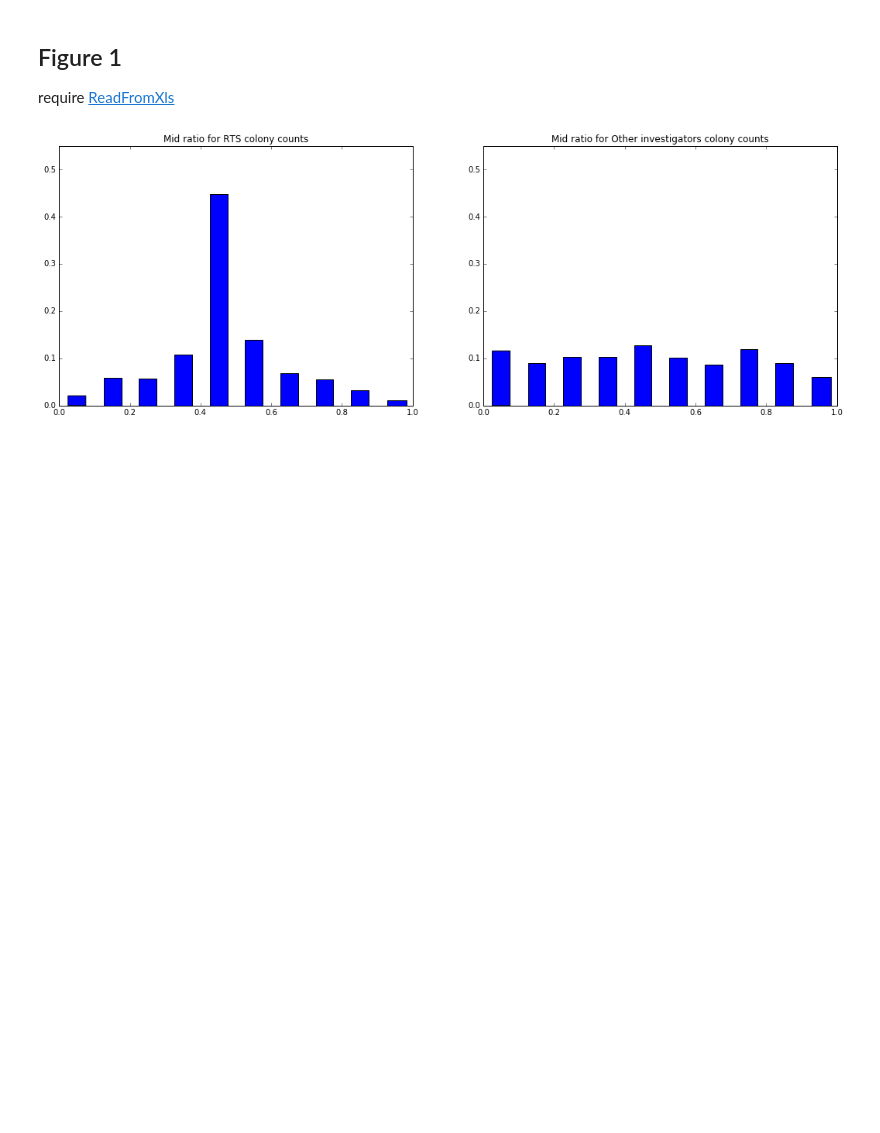
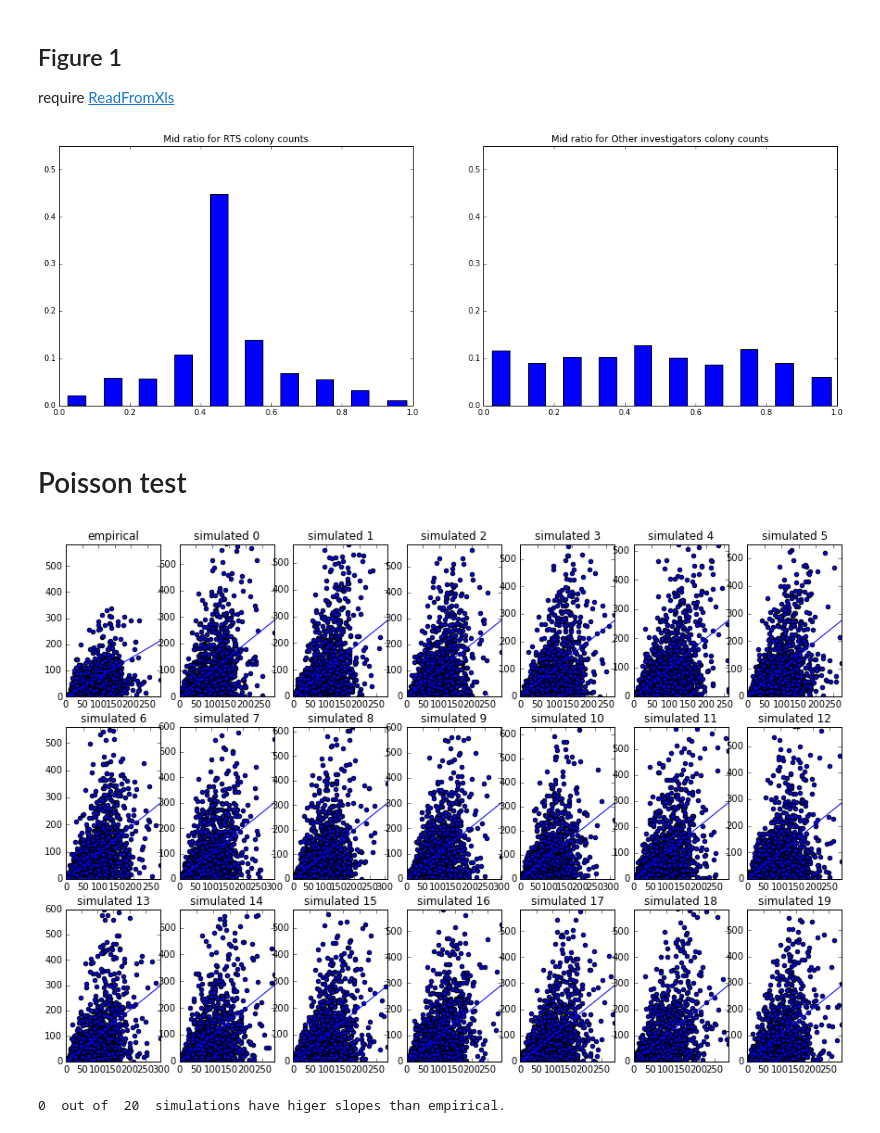
Before and after one commit to standard-aaron/reproduce_sor_2016, a Jupyter notebook: report/Reports.ipynb, the cells around one changed output. Drawn from its saved outputs; the diff is of its cells as text; code cells hidden in the pictures; blank space fills up the shorter version.

Commit message:
Add Poisson test in reports

```diff
--- a/report/Reports.ipynb
+++ b/report/Reports.ipynb
@@ -707,3 +708,26 @@ plt.show()
 # print(counts)
 # %% [output]
 [figure]
+# %% [markdown]
+<a id = 'Poisson_test'></a>
+# Poisson test
+# %%
+def simulate_triple(lams):
+    simu_triples = [np.random.poisson(lam=i, size=3).tolist() for i in lams]
+    # var_triple = [np.var(triple) for triple in simu_triples]
+    # mean_triple =  [np.mean(triple) for triple in simu_triples]
+    return simu_triples
+# %%
+def regress(x, y):
+    '''
+    regress y = alpha * x with no intercept
+    Inputs:
+      x: list/array covariate
+      y: list/array response
+    Outputs:
+      alpha: slope
+    '''
+    import numpy as np
+    a = np.sum([i**2 for i in x])
+    b = np.sum([i*j for i, j in zip(x, y)])
+    return b/a
@@ -709,0 +781,5 @@ plt.show()
+# %%
+TriplePoissonTest(cleanData1)
+# %% [output]
+[figure, added]
+0  out of  20  simulations have higer slopes than empirical.
```
Also changed, not shown: parts of 3 cells of this notebook, 2 other files.
